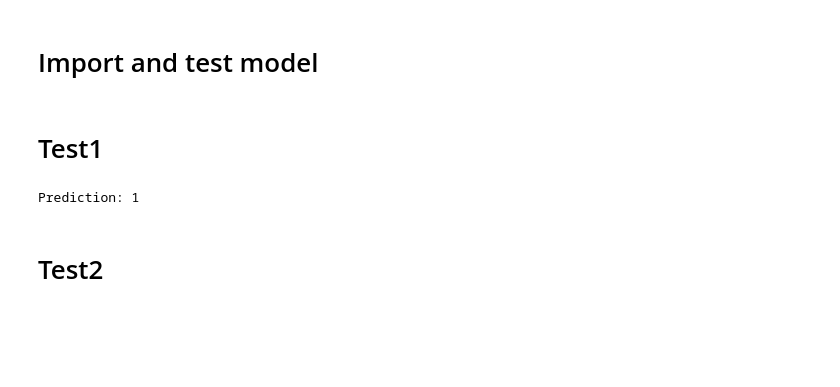
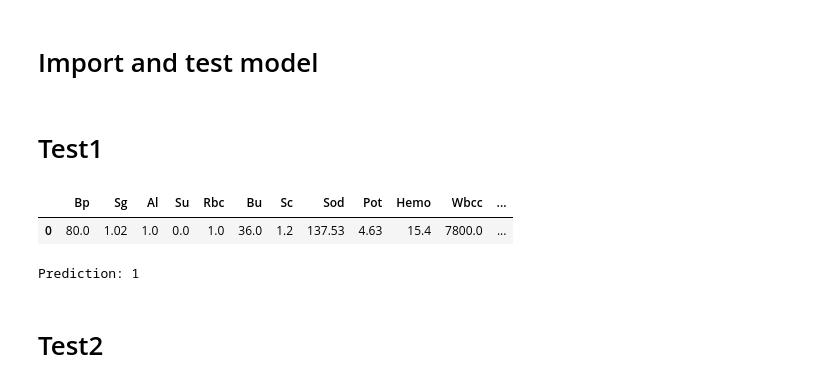
Before and after one commit to alamin147/kidney_disease, a Jupyter notebook: disease.ipynb, the cells around one changed output. Cells and saved outputs as stored; diff of their text form; code cells hidden in the pictures; blank space fills up the shorter version.

```diff
--- a/disease.ipynb
+++ b/disease.ipynb
@@ -814,6 +733,11 @@ joblib.dump(rf_model, "random_forest_model.pkl")
 # Import and test model
 # %% [markdown]
 # Test1
+# %%
+df.head(1)
+# %% [output]
+|  | Bp | Sg | Al | Su | Rbc | Bu | Sc | Sod | Pot | Hemo | Wbcc | ... |
+| 0 | 80.0 | 1.02 | 1.0 | 0.0 | 1.0 | 36.0 | 1.2 | 137.53 | 4.63 | 15.4 | 7800.0 | ... |
 # %%
 # Now load the saved model and make predictions
 model = joblib.load("random_forest_model.pkl")
```
Also changed, not shown: parts of 15 cells of this notebook.
